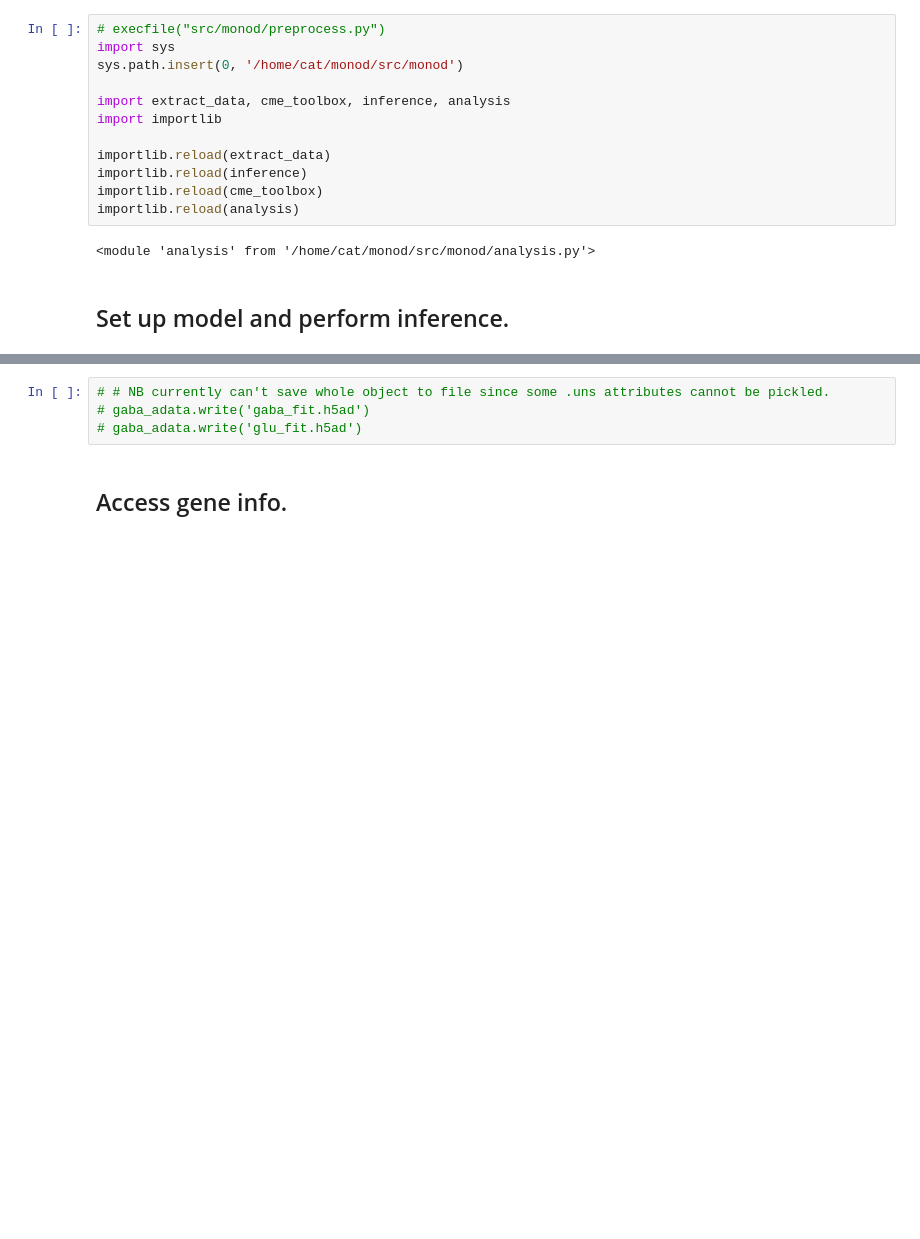
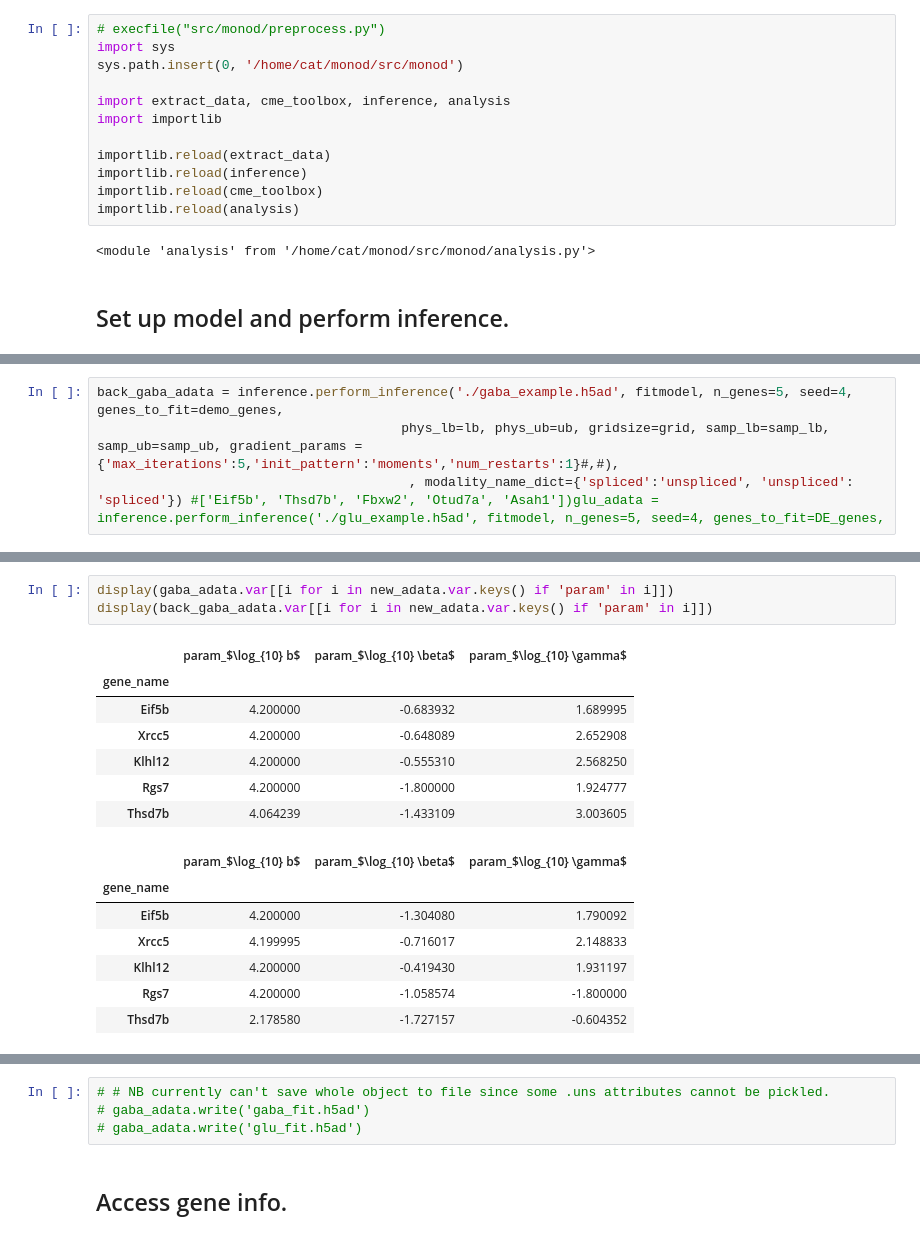
Before and after one commit to pachterlab/monod, a Jupyter notebook: Monod_demo_new.ipynb, the cells around one changed output, grey strips where cells are left out. Drawn from its saved outputs; the diff is of its cells as text; blank space fills up the shorter version.

```diff
--- a/Monod_demo_new.ipynb
+++ b/Monod_demo_new.ipynb
@@ -172,0 +171,4 @@ INFO:root:Uncertainties per gene calculated.
+# %%
+back_gaba_adata = inference.perform_inference('./gaba_example.h5ad', fitmodel, n_genes=5, seed=4, genes_to_fit=demo_genes,
+                                       phys_lb=lb, phys_ub=ub, gridsize=grid, samp_lb=samp_lb, samp_ub=samp_ub, gradient_params = {'max_iterations':5,'init_pattern':'moments','num_restarts':1}#,#),
+                                        , modality_name_dict={'spliced':'unspliced', 'unspliced': 'spliced'}) #['Eif5b', 'Thsd7b', 'Fbxw2', 'Otud7a', 'Asah1'])glu_adata = inference.perform_inference('./glu_example.h5ad', fitmodel, n_genes=5, seed=4, genes_to_fit=DE_genes,
@@ -172,0 +285,18 @@ INFO:root:Uncertainties per gene calculated.
+# %%
+display(gaba_adata.var[[i for i in new_adata.var.keys() if 'param' in i]])
+display(back_gaba_adata.var[[i for i in new_adata.var.keys() if 'param' in i]])
+# %% [output]
+|  | param_$\log_{10} b$ | param_$\log_{10} \beta$ | param_$\log_{10} \gamma$ |
+| gene_name |  |  |  |
+| Eif5b | 4.200000 | -0.683932 | 1.689995 |
+| Xrcc5 | 4.200000 | -0.648089 | 2.652908 |
+| Klhl12 | 4.200000 | -0.555310 | 2.568250 |
+| Rgs7 | 4.200000 | -1.800000 | 1.924777 |
+| Thsd7b | 4.064239 | -1.433109 | 3.003605 |
+|  | param_$\log_{10} b$ | param_$\log_{10} \beta$ | param_$\log_{10} \gamma$ |
+| gene_name |  |  |  |
+| Eif5b | 4.200000 | -1.304080 | 1.790092 |
+| Xrcc5 | 4.199995 | -0.716017 | 2.148833 |
+| Klhl12 | 4.200000 | -0.419430 | 1.931197 |
+| Rgs7 | 4.200000 | -1.058574 | -1.800000 |
+| Thsd7b | 2.178580 | -1.727157 | -0.604352 |
```
Also changed, not shown: parts of 14 cells of this notebook, 3 other files.
